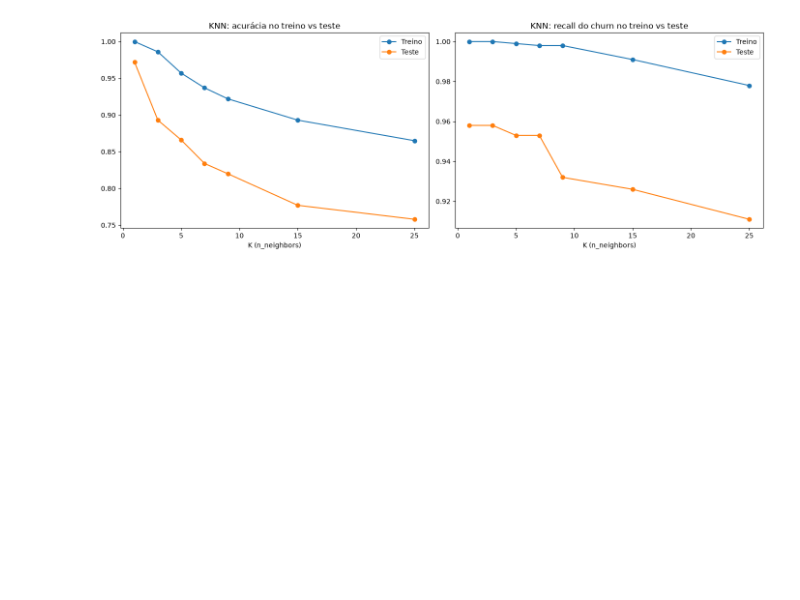
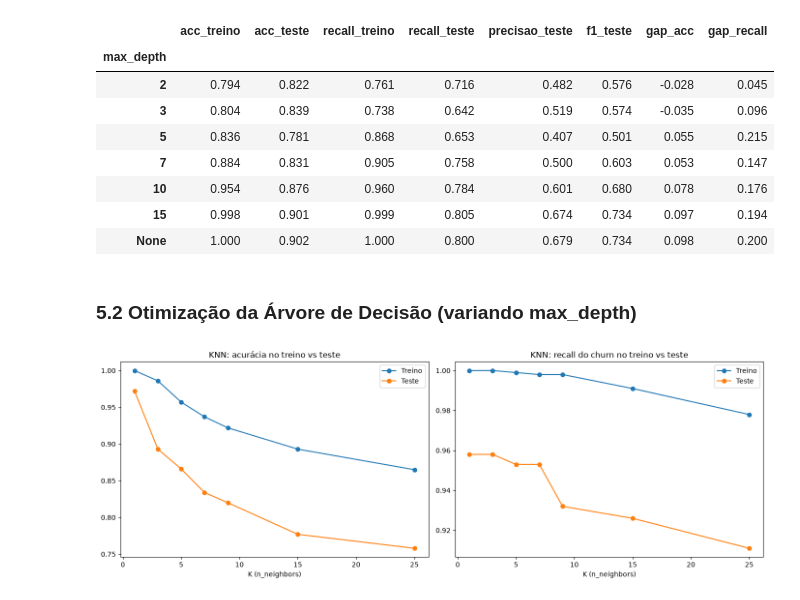
Before and after one commit to Lucas-Magalhaes-oficial/projeto-avaliativo-ml-churn-LUCAS-SARMENTO, a Jupyter notebook: notebooks/projeto_churn.ipynb, the cells around one changed output. Drawn from its saved outputs; the diff is of its cells as text; code cells hidden in the pictures; blank space fills up the shorter version.

```diff
--- a/notebooks/projeto_churn.ipynb
+++ b/notebooks/projeto_churn.ipynb
@@ -1,3 +25,27 @@
+# %%
+resultados_arvore = []
+for prof in [2, 3, 5, 7, 10, 15, None]:
+    r = avaliar(DecisionTreeClassifier(max_depth=prof, random_state=42),
+                X_train_bal, y_train_bal, X_test, y_test)
+    r["max_depth"] = "None" if prof is None else str(prof)
+    resultados_arvore.append(r)
+
+tab_arvore = pd.DataFrame(resultados_arvore).set_index("max_depth").round(3)
+tab_arvore["gap_acc"] = (tab_arvore["acc_treino"] - tab_arvore["acc_teste"]).round(3)
+tab_arvore["gap_recall"] = (tab_arvore["recall_treino"] - tab_arvore["recall_teste"]).round(3)
+tab_arvore
+# %% [output]
+|  | acc_treino | acc_teste | recall_treino | recall_teste | precisao_teste | f1_teste | gap_acc | gap_recall |
+| max_depth |  |  |  |  |  |  |  |  |
+| 2 | 0.794 | 0.822 | 0.761 | 0.716 | 0.482 | 0.576 | -0.028 | 0.045 |
+| 3 | 0.804 | 0.839 | 0.738 | 0.642 | 0.519 | 0.574 | -0.035 | 0.096 |
+| 5 | 0.836 | 0.781 | 0.868 | 0.653 | 0.407 | 0.501 | 0.055 | 0.215 |
+| 7 | 0.884 | 0.831 | 0.905 | 0.758 | 0.500 | 0.603 | 0.053 | 0.147 |
+| 10 | 0.954 | 0.876 | 0.960 | 0.784 | 0.601 | 0.680 | 0.078 | 0.176 |
+| 15 | 0.998 | 0.901 | 0.999 | 0.805 | 0.674 | 0.734 | 0.097 | 0.194 |
+| None | 1.000 | 0.902 | 1.000 | 0.800 | 0.679 | 0.734 | 0.098 | 0.200 |
+# %% [markdown]
+### 5.2 Otimização da Árvore de Decisão (variando max_depth)
 # %%
 fig, ax = plt.subplots(1, 2, figsize=(14, 5))
 
```
Also changed, not shown: parts of 1 cell of this notebook.
